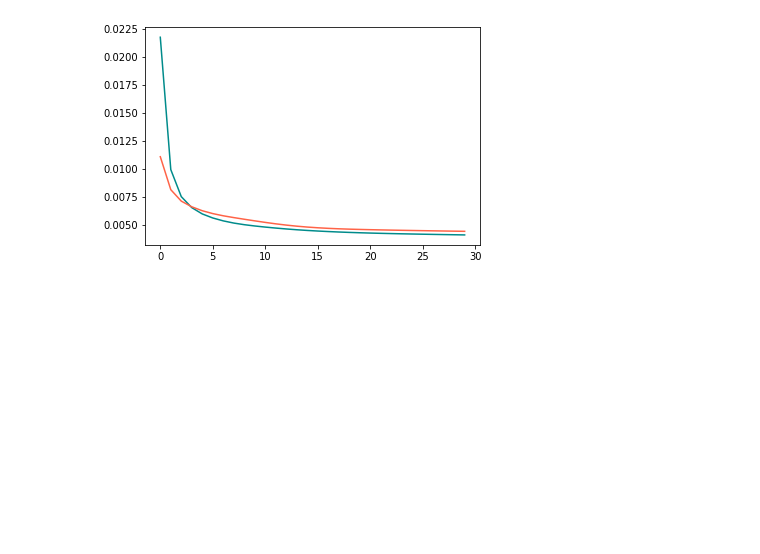
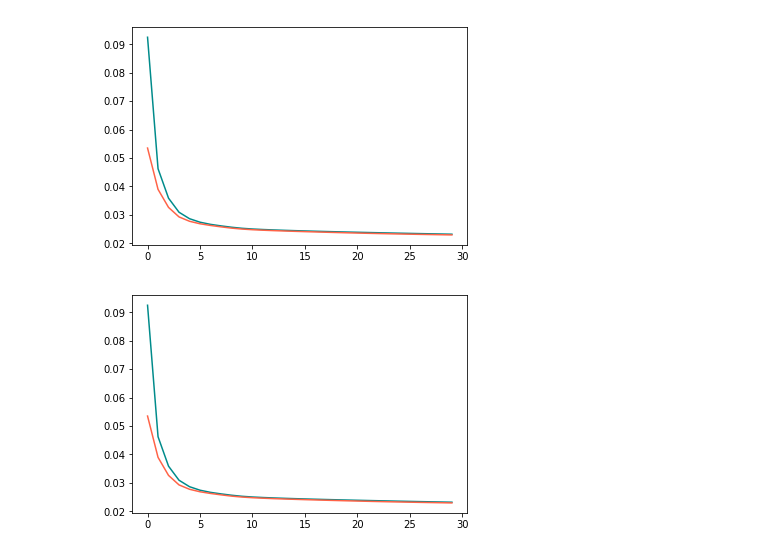
Before and after one commit to sherry-zkuai/air-quality-ai, a Jupyter notebook: montreal_model.ipynb, the cells around one changed output. Saved outputs shown, nothing was run; the diff lists cells and outputs as text; code cells hidden in the pictures; blank space fills up the shorter version.

```diff
--- a/montreal_model.ipynb
+++ b/montreal_model.ipynb
@@ -55,6 +86,6 @@ torch.Size([8729, 31, 12])
 # %%
-split_row=round(0.90*seq.size(0))
-x_train_set=seq[:split_row, :-1]
-y_train_set=seq[:split_row, -1]
-x_valid_set=seq[split_row:, :-1]
-y_valid_set=seq[split_row:, -1]
+split_row=round(0.90*x_set.size(0))
+x_train_set=x_set[:split_row, :-1]
+y_train_set=x_set[:split_row, -1]
+x_valid_set=x_set[split_row:, :-1]
+y_valid_set=x_set[split_row:, -1]
@@ -61,6 +109,6 @@ y_valid_set=seq[split_row:, -1]
 # %%
 class LSTM(nn.Module):
-    def __init__(self,input_size,hidden_size,num_layers=1,dropout=0,bidirectional=False):
+    def __init__(self,input_size,hidden_size,num_layers=2,dropout=0,bidirectional=False):
         super(LSTM,self).__init__()
         self.input_size=input_size
         self.hidden_size=hidden_size
@@ -154,6 +202,8 @@ def eval(model,x_valid_set,y_valid_set,optimizer,batch_size):
         # Complete a forward pass.
         y_pred, outputs, hidden = lstm(batch_x,hidden)
 
+        pred=y_pred*(max_value.sub(min_value))+(min_value)
+
         # Calculate the loss with the 'loss_fn'.
         loss = loss_fn(y_pred,batch_y)
 
@@ -175,7 +225,7 @@ def eval(model,x_valid_set,y_valid_set,optimizer,batch_size):
 def save_model(epoch, model, path='./'):
 
     # file name and path
-    filename = path + 'montreal_{}.pt'.format(epoch)
+    filename = path + 'montreal.pt'
 
     # load the model parameters
     torch.save(model.state_dict(), filename)
@@ -183,15 +233,15 @@ def save_model(epoch, model, path='./'):
 
     return model
 # %%
-input_size=12
+input_size=13
 hidden_size=24
 num_layers=2
-lstm=LSTM(input_size,hidden_size,num_layers)
+lstm=LSTM(input_size,hidden_size)
 
 learning_rate=0.001
 max_grad_norm=5
 loss_fn = nn.MSELoss()
-optimizer = optim.Adam(lstm.parameters(), lr=learning_rate)
+optimizer = optim.Adam(lstm.parameters(), lr=learning_rate,weight_decay=0.00001)
 
 batch_size = 8
 num_epochs = 30 #3
@@ -248,8 +298,9 @@ Epoch 6: Loss = 0.00561217
 
 
 
 Optimization ended.
-[figure, old version]
+[figure, new version]
+[figure, added]
 # %%
 def predict_one_hour(model,x_valid_set,input_size,num_steps):
     predictions=torch.zeros(num_steps)
```
Also changed, not shown: parts of 12 cells of this notebook, 7 other files.
